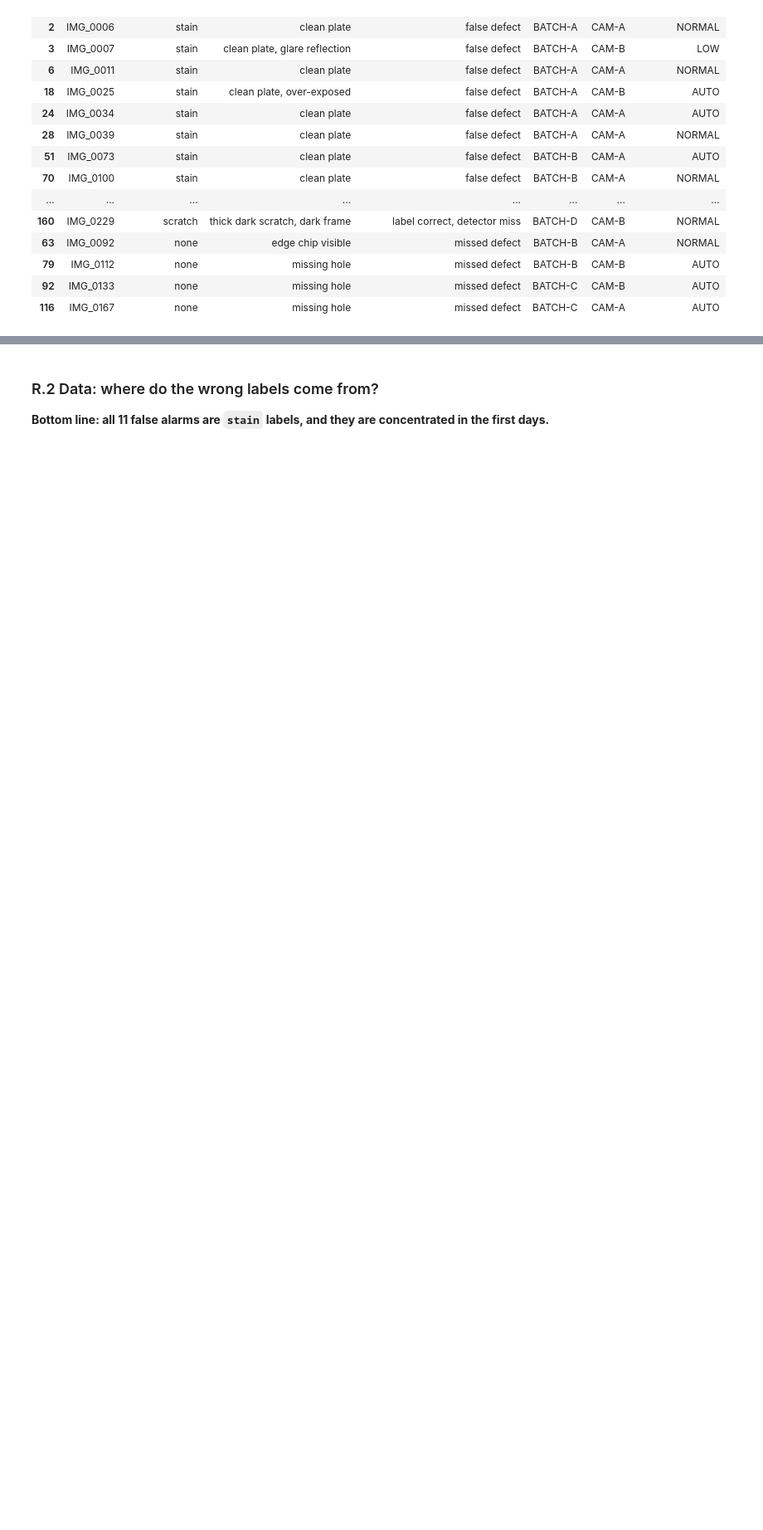
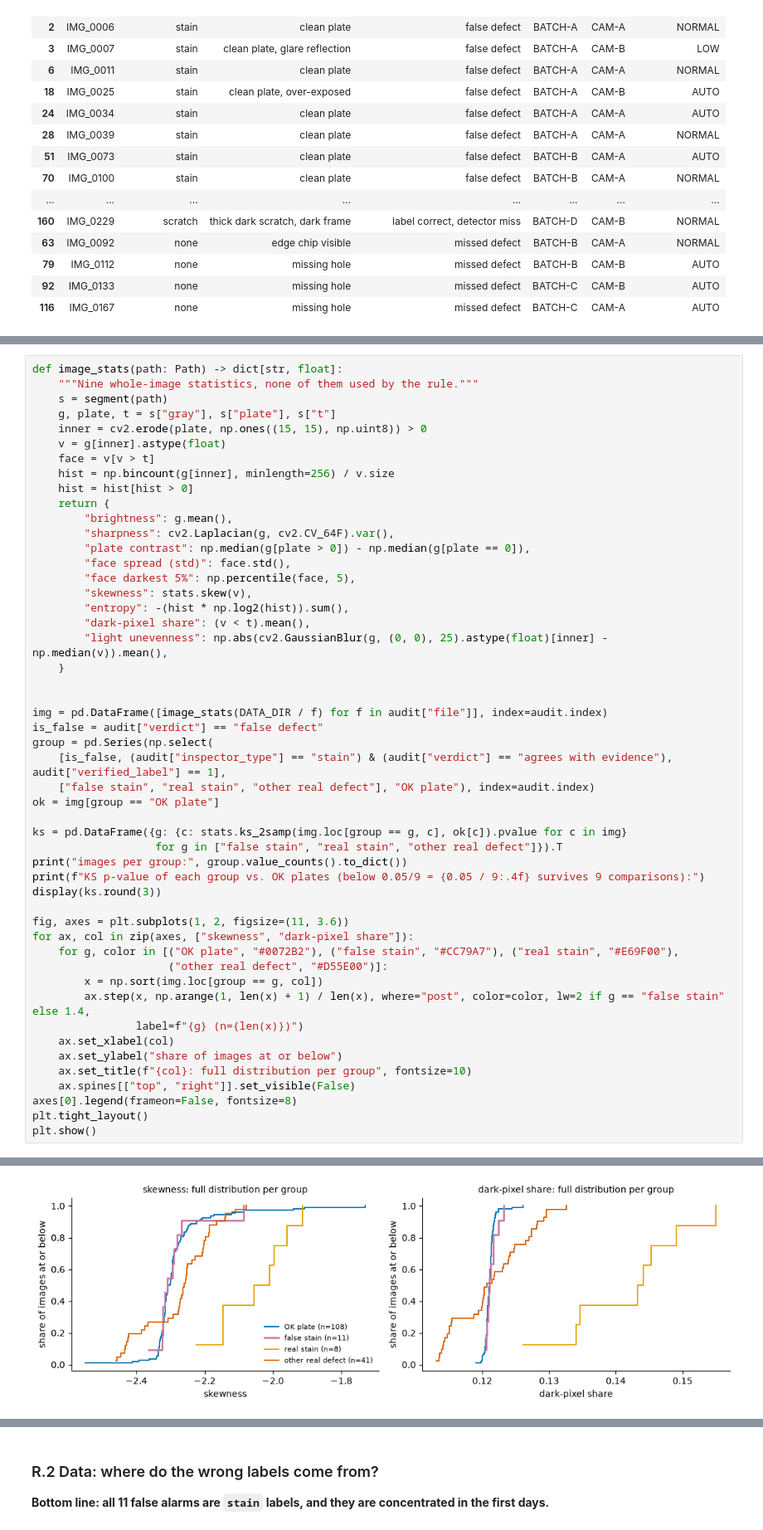
Before and after one commit to OmerBassan/image-eval-assignment, a Jupyter notebook: solution.ipynb, the cells around one changed output, grey strips where cells are left out. Shown at 83% size. Cells and saved outputs as stored; diff of their text form; blank space fills up the shorter version.

```diff
--- a/solution.ipynb
+++ b/solution.ipynb
@@ -900,0 +908,51 @@ stain labels: 8 real stains, 1 another defect type, 11 with no visible defect ->
+# %%
+def image_stats(path: Path) -> dict[str, float]:
+    """Nine whole-image statistics, none of them used by the rule."""
+    s = segment(path)
+    g, plate, t = s["gray"], s["plate"], s["t"]
+    inner = cv2.erode(plate, np.ones((15, 15), np.uint8)) > 0
+    v = g[inner].astype(float)
+    face = v[v > t]
+    hist = np.bincount(g[inner], minlength=256) / v.size
+    hist = hist[hist > 0]
+    return {
+        "brightness": g.mean(),
+        "sharpness": cv2.Laplacian(g, cv2.CV_64F).var(),
+        "plate contrast": np.median(g[plate > 0]) - np.median(g[plate == 0]),
+        "face spread (std)": face.std(),
+        "face darkest 5%": np.percentile(face, 5),
+        "skewness": stats.skew(v),
+        "entropy": -(hist * np.log2(hist)).sum(),
+        "dark-pixel share": (v < t).mean(),
+        "light unevenness": np.abs(cv2.GaussianBlur(g, (0, 0), 25).astype(float)[inner] - np.median(v)).mean(),
+    }
+
+
+img = pd.DataFrame([image_stats(DATA_DIR / f) for f in audit["file"]], index=audit.index)
+is_false = audit["verdict"] == "false defect"
+group = pd.Series(np.select(
+    [is_false, (audit["inspector_type"] == "stain") & (audit["verdict"] == "agrees with evidence"), audit["verified_label"] == 1],
+    ["false stain", "real stain", "other real defect"], "OK plate"), index=audit.index)
+ok = img[group == "OK plate"]
+
+ks = pd.DataFrame({g: {c: stats.ks_2samp(img.loc[group == g, c], ok[c]).pvalue for c in img}
+                   for g in ["false stain", "real stain", "other real defect"]}).T
+print("images per group:", group.value_counts().to_dict())
+print(f"KS p-value of each group vs. OK plates (below 0.05/9 = {0.05 / 9:.4f} survives 9 comparisons):")
+display(ks.round(3))
+
+fig, axes = plt.subplots(1, 2, figsize=(11, 3.6))
+for ax, col in zip(axes, ["skewness", "dark-pixel share"]):
+    for g, color in [("OK plate", "#0072B2"), ("false stain", "#CC79A7"), ("real stain", "#E69F00"),
+                     ("other real defect", "#D55E00")]:
+        x = np.sort(img.loc[group == g, col])
+        ax.step(x, np.arange(1, len(x) + 1) / len(x), where="post", color=color, lw=2 if g == "false stain" else 1.4,
+                label=f"{g} (n={len(x)})")
+    ax.set_xlabel(col)
+    ax.set_ylabel("share of images at or below")
+    ax.set_title(f"{col}: full distribution per group", fontsize=10)
+    ax.spines[["top", "right"]].set_visible(False)
+axes[0].legend(frameon=False, fontsize=8)
+plt.tight_layout()
+plt.show()
+# %% [output]
@@ -900,0 +965 @@ stain labels: 8 real stains, 1 another defect type, 11 with no visible defect ->
+[figure, added]
```
Also changed, not shown: parts of 4 cells of this notebook.
